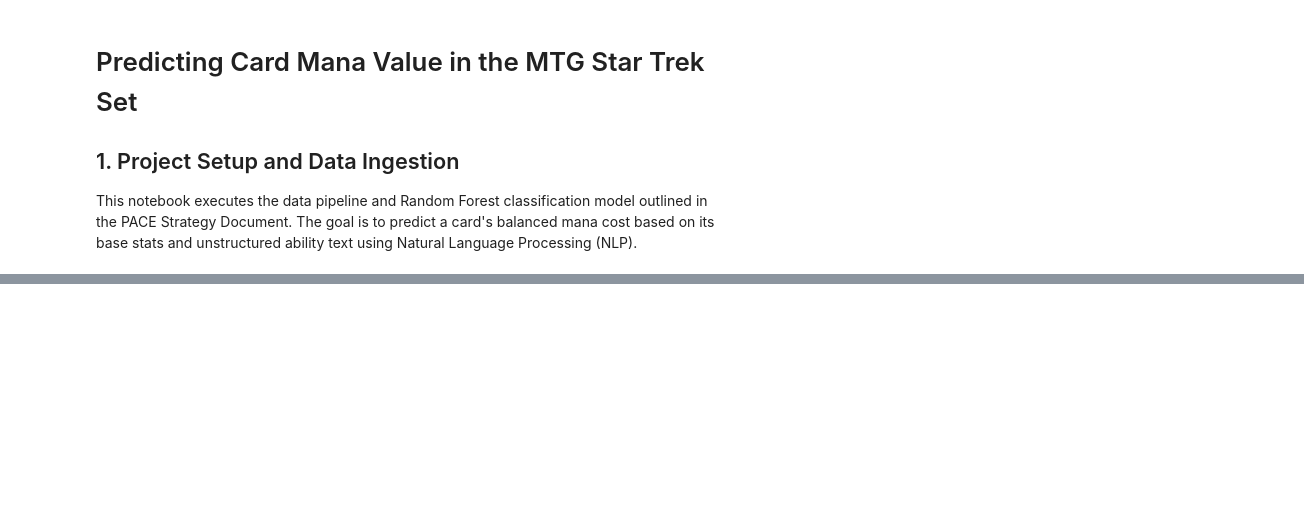
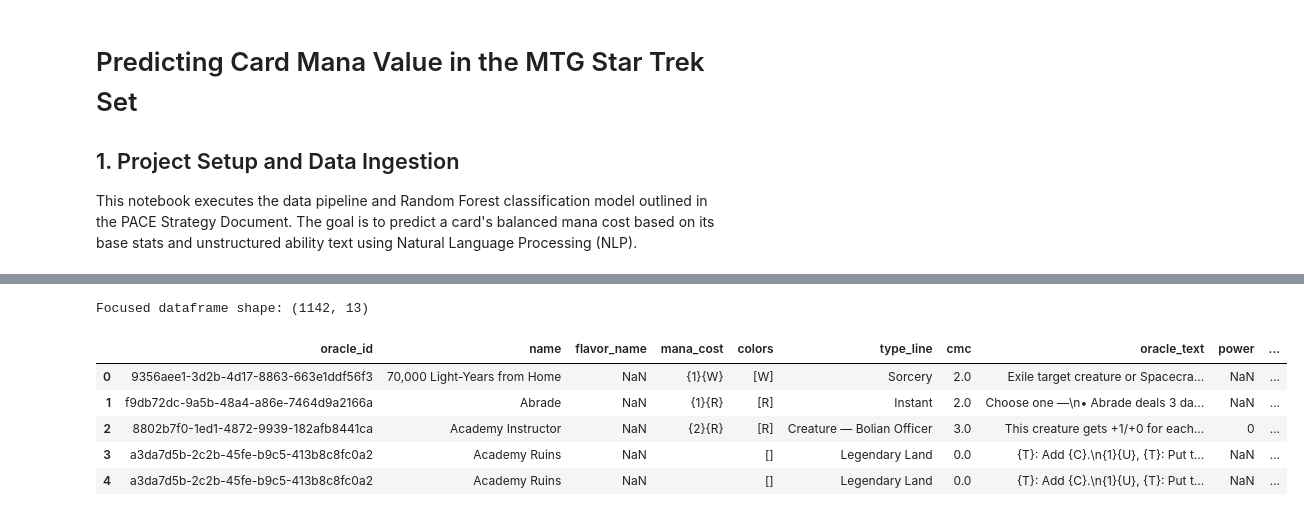
Before and after one commit to C-John/MTG-Star-Trek-Mana-Value-Project, a Jupyter notebook: mana_model.ipynb, the cells around one changed output, grey strips where cells are left out. Drawn from its saved outputs; the diff is of its cells as text; code cells hidden in the pictures; blank space fills up the shorter version.

```diff
--- a/mana_model.ipynb
+++ b/mana_model.ipynb
@@ -60,0 +80,22 @@ Dataframe shape: (311, 71)
+# %%
+# Define the target columns for the predictive model and EDA
+columns_to_keep = [
+    'oracle_id', 'name', 'flavor_name', 'mana_cost', 'colors',
+    'type_line', 'cmc', 'oracle_text', 'power', 'toughness',
+    'rarity', 'reprint', 'legalities'
+]
+
+# Create the focused dataframe
+df_model = df[columns_to_keep].copy()
+
+# Display the shape and first few rows to verify
+print(f"Focused dataframe shape: {df_model.shape}")
+df_model.head()
+# %% [output]
+Focused dataframe shape: (1142, 13)
+|  | oracle_id | name | flavor_name | mana_cost | colors | type_line | cmc | oracle_text | power | ... |
+| 0 | 9356aee1-3d2b-4d17-8863-663e1ddf56f3 | 70,000 Light-Years from Home | NaN | {1}{W} | [W] | Sorcery | 2.0 | Exile target creature or Spacecra... | NaN | ... |
+| 1 | f9db72dc-9a5b-48a4-a86e-7464d9a2166a | Abrade | NaN | {1}{R} | [R] | Instant | 2.0 | Choose one —\n• Abrade deals 3 da... | NaN | ... |
+| 2 | 8802b7f0-1ed1-4872-9939-182afb8441ca | Academy Instructor | NaN | {2}{R} | [R] | Creature — Bolian Officer | 3.0 | This creature gets +1/+0 for each... | 0 | ... |
+| 3 | a3da7d5b-2c2b-45fe-b9c5-413b8c8fc0a2 | Academy Ruins | NaN |  | [] | Legendary Land | 0.0 | {T}: Add {C}.\n{1}{U}, {T}: Put t... | NaN | ... |
+| 4 | a3da7d5b-2c2b-45fe-b9c5-413b8c8fc0a2 | Academy Ruins | NaN |  | [] | Legendary Land | 0.0 | {T}: Add {C}.\n{1}{U}, {T}: Put t... | NaN | ... |
```
Also changed, not shown: parts of 6 cells of this notebook.
